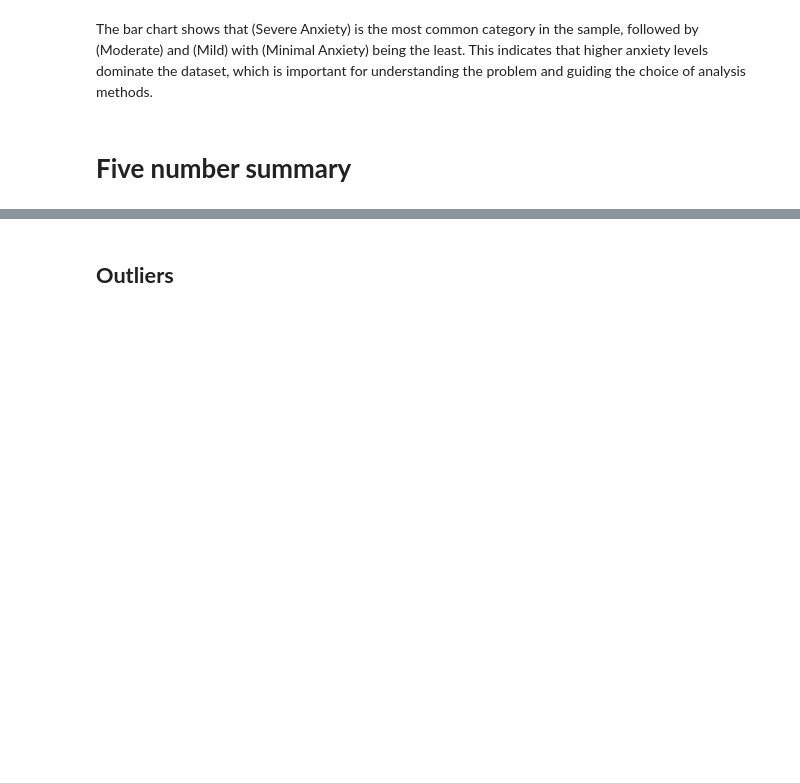
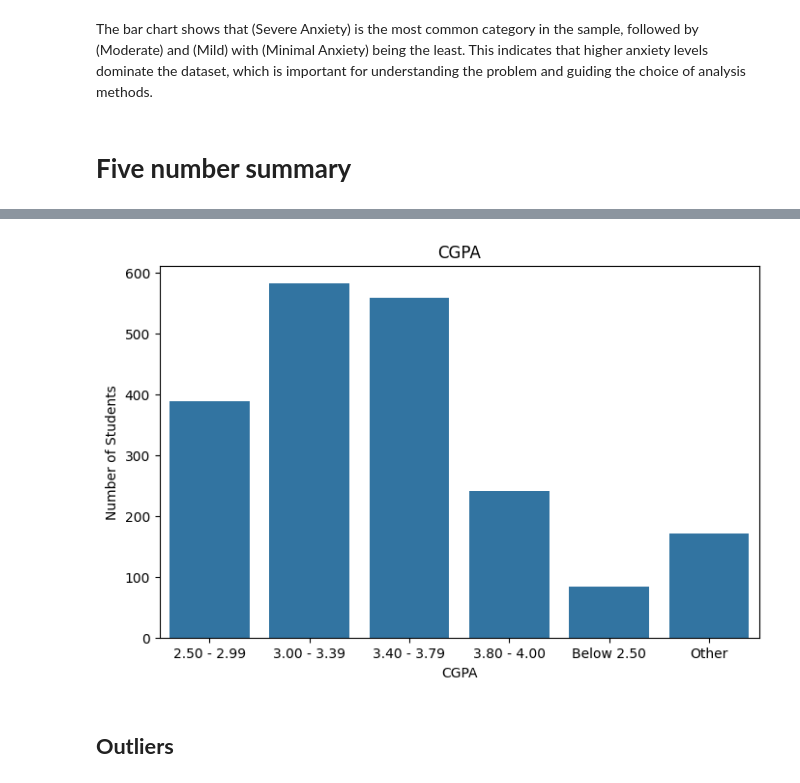
Before and after one commit to ara1x/DataMining-Project, a Jupyter notebook: Phase2.ipynb, the cells around one changed output, grey strips where cells are left out. Saved outputs shown, nothing was run; the diff lists cells and outputs as text; code cells hidden in the pictures; blank space fills up the shorter version.

```diff
--- a/Phase2.ipynb
+++ b/Phase2.ipynb
@@ -84,2 +125,14 @@ The bar chart shows that (Severe Anxiety) is the most common category in the sam
+# %%
+label_counts = df.groupby(['6. Current CGPA']).size().reset_index(name='Count')
+
+plt.figure(figsize=(8, 5))
+sns.barplot(data=label_counts, x='6. Current CGPA', y='Count')
+
+plt.title('CGPA')
+plt.xlabel('CGPA')
+plt.ylabel('Number of Students')
+plt.show()
+# %% [output]
+[figure, added]
 # %% [markdown]
 ## **Outliers**
```
Also changed, not shown: parts of 12 cells of this notebook.
